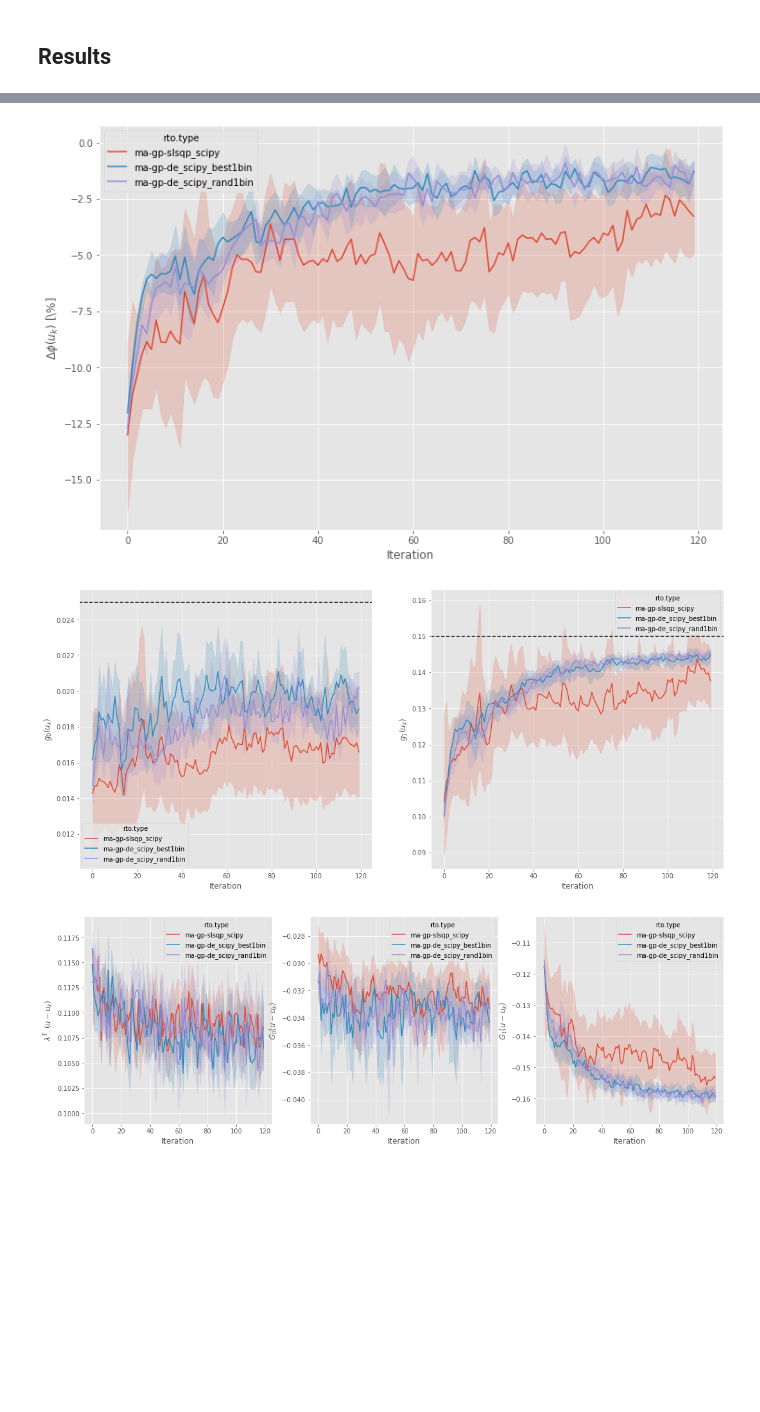
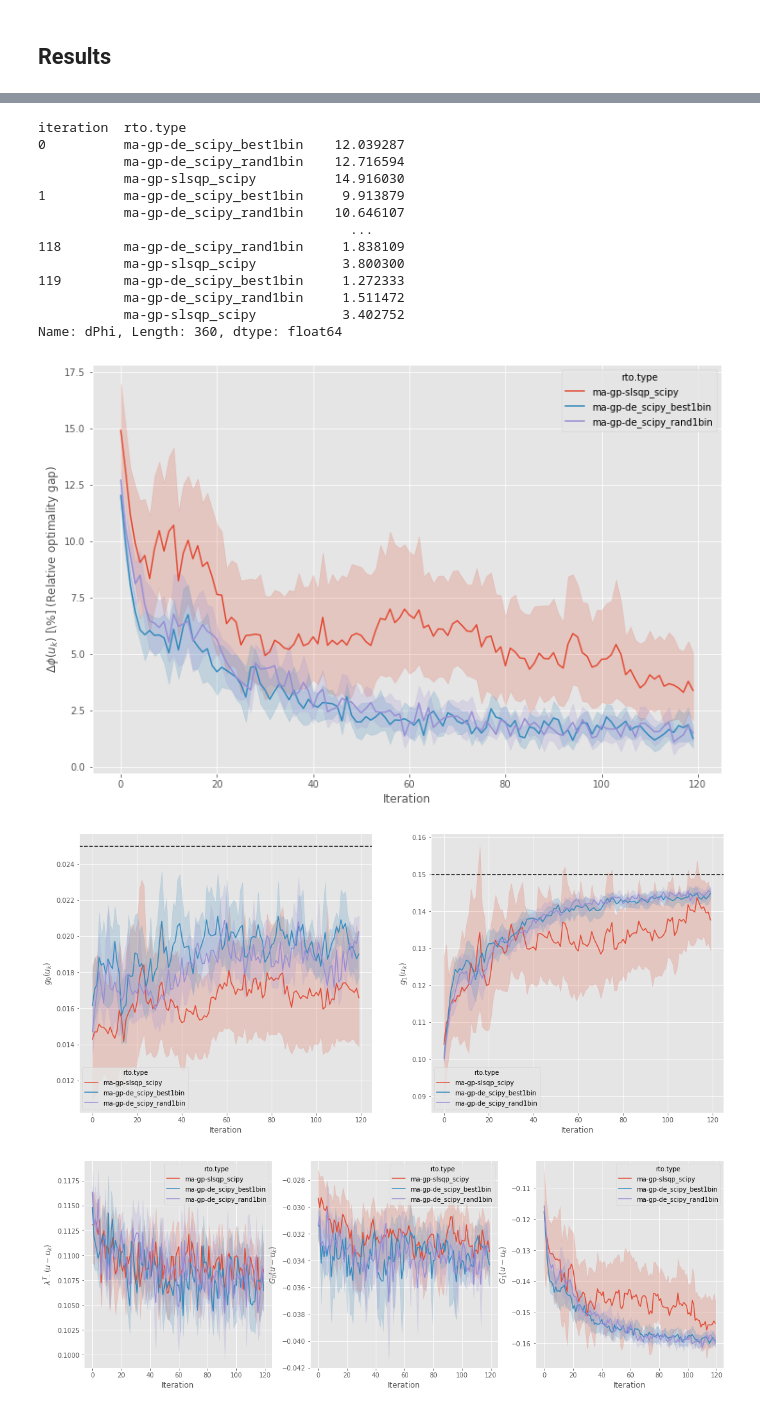
Before and after one commit to vicrsp/rto, a Jupyter notebook: src/notebooks/MA_GaussianProcesses_POC.ipynb, the cells around one changed output, grey strips where cells are left out. Cells and saved outputs as stored; diff of their text form; code cells hidden in the pictures; blank space fills up the shorter version.

```diff
--- a/src/notebooks/MA_GaussianProcesses_POC.ipynb
+++ b/src/notebooks/MA_GaussianProcesses_POC.ipynb
@@ -32,5 +32,5 @@ md_derand = RTODataModel('/mnt/d/rto_data/rto_poc_derand1bin.db')
 md_debest = RTODataModel('/mnt/d/rto_data/rto_poc_debest1bin.db')
 
 # The real plant optimum
-u_plant = [18.6139787, 0.00110823, 227.6375114]
-f_plant = -0.5085
+u_plant = [18.4427644, 0.00110823777, 227.792418]
+f_plant = -0.5085930760109818
@@ -53,7 +56,6 @@ def pre_process_results(all_results):
     all_results_pv.reset_index(level=all_results_pv.index.names, inplace=True)
 
     # Convert the values
-    #all_results_pv[['cost_model','cost_real','fobj_modifier']] = pd.to_numeric(all_results_pv[['cost_model','cost_real','fobj_modifier']])
     all_results_pv[['cost_model','cost_real','fobj_modifier']] = all_results_pv[['cost_model','cost_real','fobj_modifier']].astype('float')
 
     # Extract some variables
@@ -70,7 +72,7 @@ def pre_process_results(all_results):
 
     # kpis
     all_results_pv['du'] = all_results_pv[['tm','Fs','ts']].apply(lambda x: np.linalg.norm(100 * (x - u_plant)/u_plant), axis=1)
-    all_results_pv['dPhi'] = all_results_pv[['cost_real']].apply(lambda x: 100 * (x - f_plant)/f_plant)
+    all_results_pv['dPhi'] = all_results_pv[['cost_real']].apply(lambda x: 100 * np.abs((x - f_plant)/f_plant))
     all_results_pv['g_Cb_tf'] = all_results_pv['g_0'].apply(lambda x: 'Not violated' if x <= 0.025 else 'Violated')
     all_results_pv['g_Cd_tf'] = all_results_pv['g_1'].apply(lambda x: 'Not violated' if x <= 0.15 else 'Violated')
 
@@ -100,12 +118,28 @@ fig.show()
 # %%
 # Plot the convergence results for dPhi
 fig, ax = plt.subplots(figsize=(12,8))
 sns.lineplot(data=results_all, y='dPhi', x='iteration', hue='rto.type', ax=ax)
 ax.set_xlabel('Iteration')
-ax.set_ylabel('$\Delta \phi(u_k)$ [\%]')
+ax.set_ylabel('$\Delta \phi(u_k)$ [\%] (Relative optimality gap)')
 fig.show()
+
+# Show results as a table
+display(results_all.groupby(['iteration','rto.type'])['dPhi'].mean())
 # %% [output]
+iteration  rto.type
+0          ma-gp-de_scipy_best1bin    12.039287
+           ma-gp-de_scipy_rand1bin    12.716594
+           ma-gp-slsqp_scipy          14.916030
+1          ma-gp-de_scipy_best1bin     9.913879
+           ma-gp-de_scipy_rand1bin    10.646107
+                                        ...
+118        ma-gp-de_scipy_rand1bin     1.838109
+           ma-gp-slsqp_scipy           3.800300
+119        ma-gp-de_scipy_best1bin     1.272333
+           ma-gp-de_scipy_rand1bin     1.511472
+           ma-gp-slsqp_scipy           3.402752
+Name: dPhi, Length: 360, dtype: float64
-[figure, old version]
+[figure, new version]
 # %%
 # Plot the convergence results for constraints
 fig, ax = plt.subplots(1,2, figsize=(18,8), sharex=True)
@@ -119,7 +153,7 @@ ax[0].set_ylabel('$g_0(u_k)$')
 ax[1].set_ylabel('$g_1(u_k)$')
 fig.show()
 # %% [output]
-[figure, old version]
+[figure, new version]
 # %%
 # Plot the cost modifier estimation
 fig, ax = plt.subplots(1,3, figsize=(18,6), sharex=True)
```
Also changed, not shown: parts of 5 cells of this notebook.
